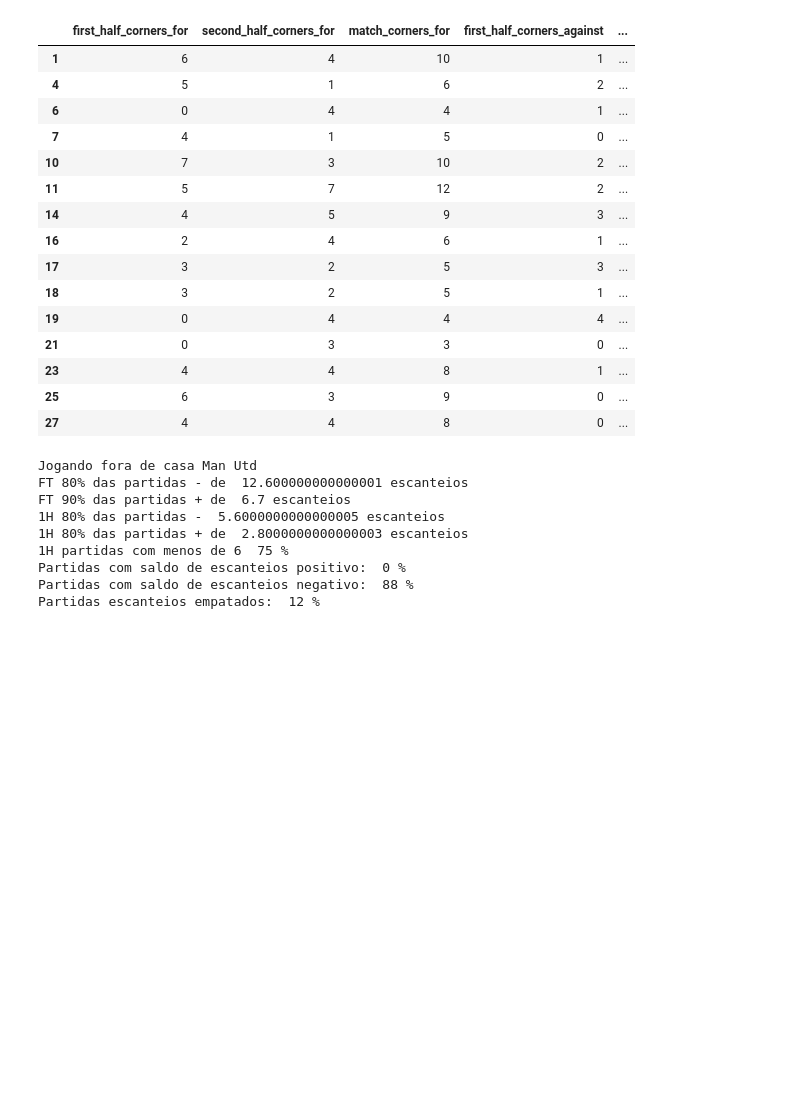
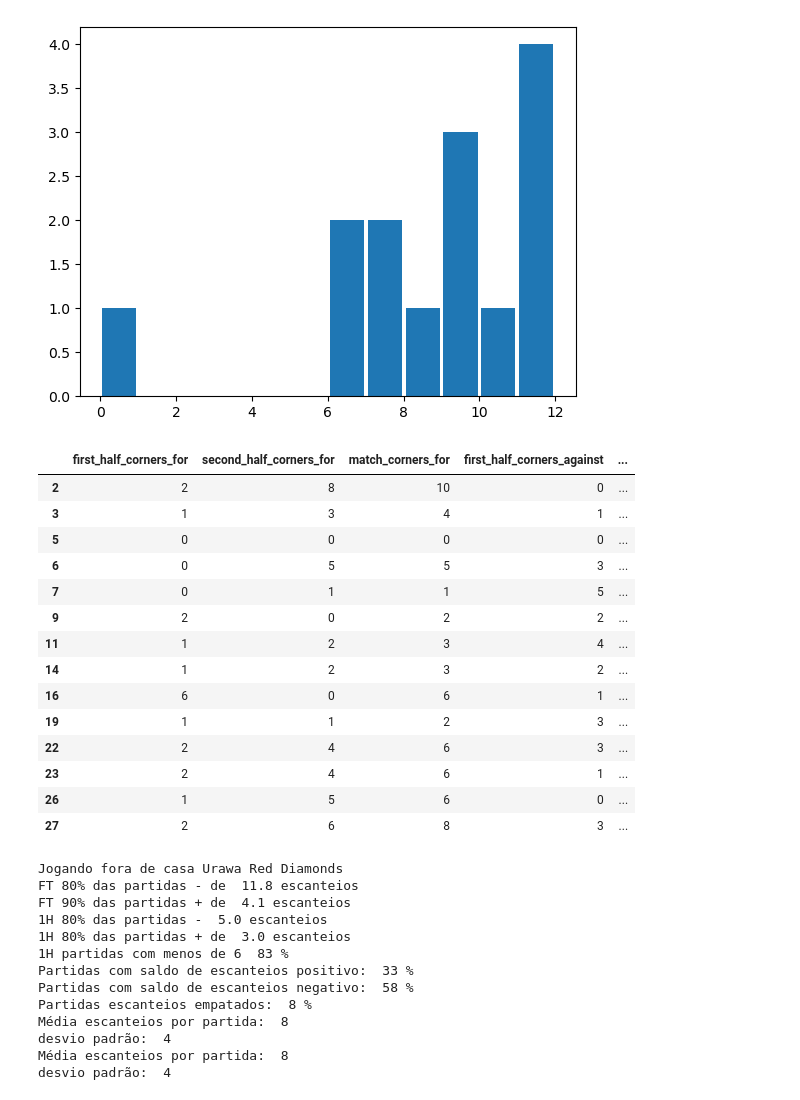
Before and after one commit to KelvinPichinini/970-lm-tech-data, a Jupyter notebook: MODULO_3_TECNICAS_PROGRAMAÇÃO/Projetos/Corner_stats/Corner_stats.ipynb, the cells around one changed output. Drawn from its saved outputs; the diff is of its cells as text; code cells hidden in the pictures; blank space fills up the shorter version.

Commit message:
Adicionada novas estatisticas. média, desvio padrao e histograma

```diff
--- a/MODULO_3_TECNICAS_PROGRAMAÇÃO/Projetos/Corner_stats/Corner_stats.ipynb
+++ b/MODULO_3_TECNICAS_PROGRAMAÇÃO/Projetos/Corner_stats/Corner_stats.ipynb
@@ -2,6 +2,7 @@
 from bs4 import BeautifulSoup
 import pandas as pd
 import requests
+import matplotlib.pyplot as plt
 
 def get_corner_stats(team_url:str,is_home:bool):
     html = requests.get(team_url).content
@@ -107,8 +108,8 @@ def get_corner_stats(team_url:str,is_home:bool):
 
 #team_url = input("Url totalcorner do time da casa\n")
 #team2_url = input("Url totalcorner do time visitante\n")
-team_url = "https://www.totalcorner.com/team/view/7"
-team2_url = "https://www.totalcorner.com/team/view/4"
+team_url = "https://www.totalcorner.com/team/view/740"
+team2_url = "https://www.totalcorner.com/team/view/746"
 
 
 home_name, df_home = get_corner_stats(team_url,True)
@@ -122,6 +123,10 @@ print('1H partidas com menos de 6 ', round((df_home.total_first_half_corners < 6
 print('Partidas com saldo de escanteios positivo: ', round((df_home.corners_balance > 0).mean()*100), "%")
 print('Partidas com saldo de escanteios negativo: ', round((df_home.corners_balance < 0).mean()*100), "%")
 print('Partidas escanteios empatados: ', round((df_home.corners_balance == 0).mean()*100), "%")
+print('Média escanteios por partida: ', round((df_home.total_match_corners).mean()))
+print('desvio padrão: ', round((df_home.total_match_corners).std()))
+plt.hist(df_home.total_match_corners.tolist(), int(df_home.total_match_corners.quantile(1)), rwidth=0.9)
+plt.show()
 display(df_home)
 print('Jogando fora de casa', away_name)
 print('FT 80% das partidas - de ', df_away.total_match_corners.quantile(0.8), "escanteios")
@@ -132,5 +137,11 @@ print('1H partidas com menos de 6 ', round((df_away.total_first_half_corners < 6
 print('Partidas com saldo de escanteios positivo: ', round((df_away.corners_balance > 0).mean()*100), "%")
 print('Partidas com saldo de escanteios negativo: ', round((df_away.corners_balance < 0).mean()*100), "%")
 print('Partidas escanteios empatados: ', round((df_away.corners_balance == 0).mean()*100), "%")
+print('Média escanteios por partida: ', round((df_away.total_match_corners).mean()))
+print('desvio padrão: ', round((df_away.total_match_corners).std()))
+print('Média escanteios por partida: ', round((df_away.total_match_corners).mean()))
+print('desvio padrão: ', round((df_away.total_match_corners).std()))
+plt.hist(df_away.total_match_corners.tolist(), int(df_away.total_match_corners.quantile(1)), rwidth=0.9)
+plt.show()
 display(df_away)
 # %% [output]
@@ -146,25 +159,29 @@ Partidas escanteios empatados:  0 %
+[figure, added]
 |  | first_half_corners_for | second_half_corners_for | match_corners_for | first_half_corners_against | ... |
-| 1 | 6 | 4 | 10 | 1 | ... |
-| 4 | 5 | 1 | 6 | 2 | ... |
-| 6 | 0 | 4 | 4 | 1 | ... |
-| 7 | 4 | 1 | 5 | 0 | ... |
-| 10 | 7 | 3 | 10 | 2 | ... |
-| 11 | 5 | 7 | 12 | 2 | ... |
-| 14 | 4 | 5 | 9 | 3 | ... |
-| 16 | 2 | 4 | 6 | 1 | ... |
-| 17 | 3 | 2 | 5 | 3 | ... |
-| 18 | 3 | 2 | 5 | 1 | ... |
-| 19 | 0 | 4 | 4 | 4 | ... |
-| 21 | 0 | 3 | 3 | 0 | ... |
-| 23 | 4 | 4 | 8 | 1 | ... |
-| 25 | 6 | 3 | 9 | 0 | ... |
-| 27 | 4 | 4 | 8 | 0 | ... |
+| 2 | 2 | 8 | 10 | 0 | ... |
+| 3 | 1 | 3 | 4 | 1 | ... |
+| 5 | 0 | 0 | 0 | 0 | ... |
+| 6 | 0 | 5 | 5 | 3 | ... |
+| 7 | 0 | 1 | 1 | 5 | ... |
+| 9 | 2 | 0 | 2 | 2 | ... |
+| 11 | 1 | 2 | 3 | 4 | ... |
+| 14 | 1 | 2 | 3 | 2 | ... |
+| 16 | 6 | 0 | 6 | 1 | ... |
+| 19 | 1 | 1 | 2 | 3 | ... |
+| 22 | 2 | 4 | 6 | 3 | ... |
+| 23 | 2 | 4 | 6 | 1 | ... |
+| 26 | 1 | 5 | 6 | 0 | ... |
+| 27 | 2 | 6 | 8 | 3 | ... |
-Jogando fora de casa Man Utd
-FT 80% das partidas - de  12.600000000000001 escanteios
-FT 90% das partidas + de  6.7 escanteios
-1H 80% das partidas -  5.6000000000000005 escanteios
-1H 80% das partidas + de  2.8000000000000003 escanteios
-1H partidas com menos de 6  75 %
-Partidas com saldo de escanteios positivo:  0 %
-Partidas com saldo de escanteios negativo:  88 %
-Partidas escanteios empatados:  12 %
+Jogando fora de casa Urawa Red Diamonds
+FT 80% das partidas - de  11.8 escanteios
+FT 90% das partidas + de  4.1 escanteios
+1H 80% das partidas -  5.0 escanteios
+1H 80% das partidas + de  3.0 escanteios
+1H partidas com menos de 6  83 %
+Partidas com saldo de escanteios positivo:  33 %
+Partidas com saldo de escanteios negativo:  58 %
+Partidas escanteios empatados:  8 %
+Média escanteios por partida:  8
+desvio padrão:  4
+Média escanteios por partida:  8
+desvio padrão:  4
```
Also changed, not shown: parts of 1 cell of this notebook.
